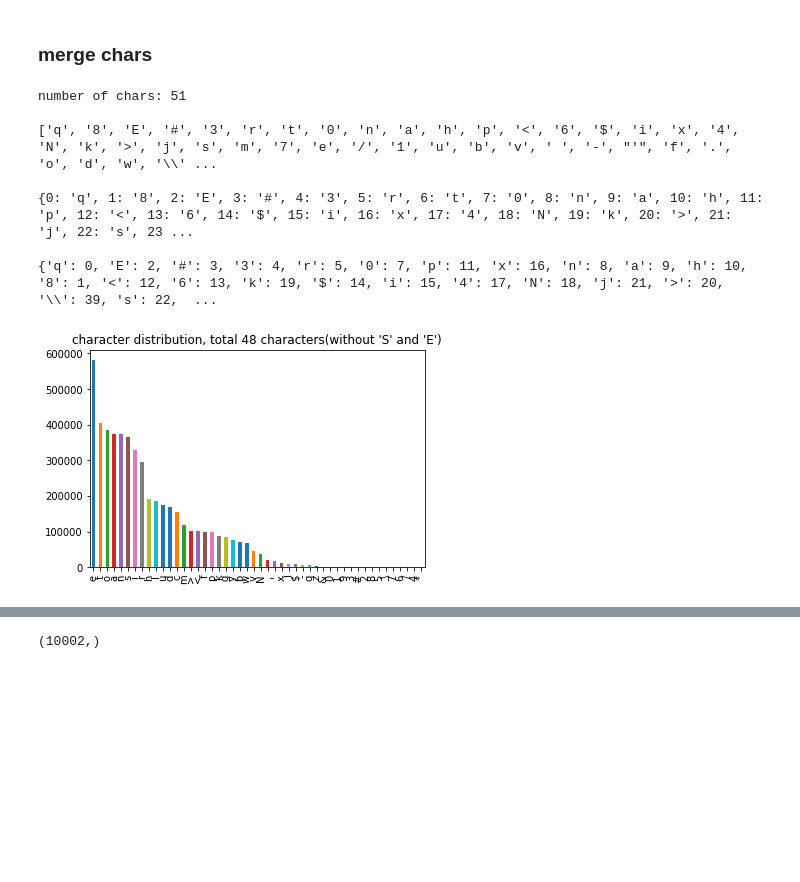
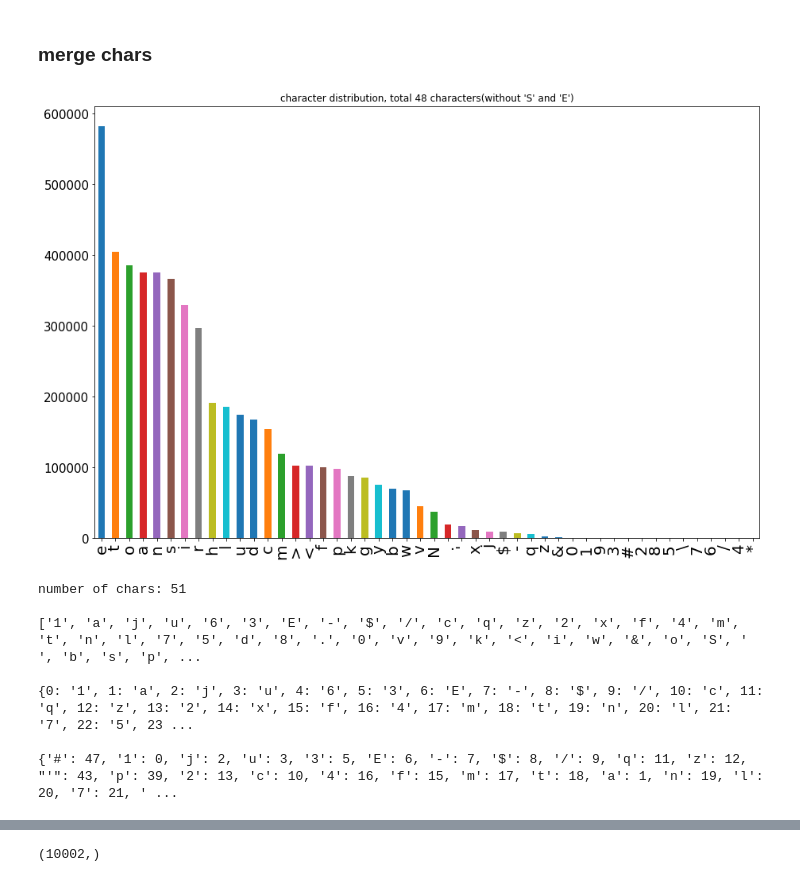
Before and after one commit to Randnx/Language_Modeling, a Jupyter notebook: Keras_Character_Aware_Neural_Language_Models.ipynb, the cells around one changed output, grey strips where cells are left out. Saved outputs shown, nothing was run; the diff lists cells and outputs as text; code cells hidden in the pictures; blank space fills up the shorter version.

```diff
--- a/Keras_Character_Aware_Neural_Language_Models.ipynb
+++ b/Keras_Character_Aware_Neural_Language_Models.ipynb
@@ -351,30 +353,34 @@ Text(0.5,1,'word length distribution, max=19, min=1')
 # %%
 chars = []
 for word in total_data_text:
     chars.extend(list(word))
 
 ds = pd.Series(chars)
+plt.figure(figsize=(15,10))
+matplotlib.rc('xtick', labelsize=20)
+matplotlib.rc('ytick', labelsize=15)
 ds.value_counts().plot.bar()
 plt.title('character distribution, total {0} characters(without \'S\' and \'E\')'.format(len(set(chars))))
+plt.show()
 
 chars = list(set(chars + ['S'] + ['E'] + [' ']))
 # 'S' for word leading char, 'E' for word ending char, space for padding
 id_to_chars = dict(enumerate(chars))
 chars_to_id = dict((v, k) for k,v in id_to_chars.items())
 num_chars = len(chars)
 
 print('number of chars:', num_chars, '\n')
 print(chars, '\n')
 print(id_to_chars, '\n')
 print(chars_to_id, '\n')
 # %% [output]
+[figure, new version]
 number of chars: 51
 
-['q', '8', 'E', '#', '3', 'r', 't', '0', 'n', 'a', 'h', 'p', '<', '6', '$', 'i', 'x', '4', 'N', 'k', '>', 'j', 's', 'm', '7', 'e', '/', '1', 'u', 'b', 'v', ' ', '-', "'", 'f', '.', 'o', 'd', 'w', '\\' ...
+['1', 'a', 'j', 'u', '6', '3', 'E', '-', '$', '/', 'c', 'q', 'z', '2', 'x', 'f', '4', 'm', 't', 'n', 'l', '7', '5', 'd', '8', '.', '0', 'v', '9', 'k', '<', 'i', 'w', '&', 'o', 'S', ' ', 'b', 's', 'p', ...
 
-{0: 'q', 1: '8', 2: 'E', 3: '#', 4: '3', 5: 'r', 6: 't', 7: '0', 8: 'n', 9: 'a', 10: 'h', 11: 'p', 12: '<', 13: '6', 14: '$', 15: 'i', 16: 'x', 17: '4', 18: 'N', 19: 'k', 20: '>', 21: 'j', 22: 's', 23 ...
+{0: '1', 1: 'a', 2: 'j', 3: 'u', 4: '6', 5: '3', 6: 'E', 7: '-', 8: '$', 9: '/', 10: 'c', 11: 'q', 12: 'z', 13: '2', 14: 'x', 15: 'f', 16: '4', 17: 'm', 18: 't', 19: 'n', 20: 'l', 21: '7', 22: '5', 23 ...
 
-{'q': 0, 'E': 2, '#': 3, '3': 4, 'r': 5, '0': 7, 'p': 11, 'x': 16, 'n': 8, 'a': 9, 'h': 10, '8': 1, '<': 12, '6': 13, 'k': 19, '$': 14, 'i': 15, '4': 17, 'N': 18, 'j': 21, '>': 20, '\\': 39, 's': 22,  ...
+{'#': 47, '1': 0, 'j': 2, 'u': 3, '3': 5, 'E': 6, '-': 7, '$': 8, '/': 9, 'q': 11, 'z': 12, "'": 43, 'p': 39, '2': 13, 'c': 10, '4': 16, 'f': 15, 'm': 17, 't': 18, 'a': 1, 'n': 19, 'l': 20, '7': 21, ' ...
-[figure, old version]
 # %%
 def word_to_charId(wordId):
```
Also changed, not shown: parts of 12 cells of this notebook.
